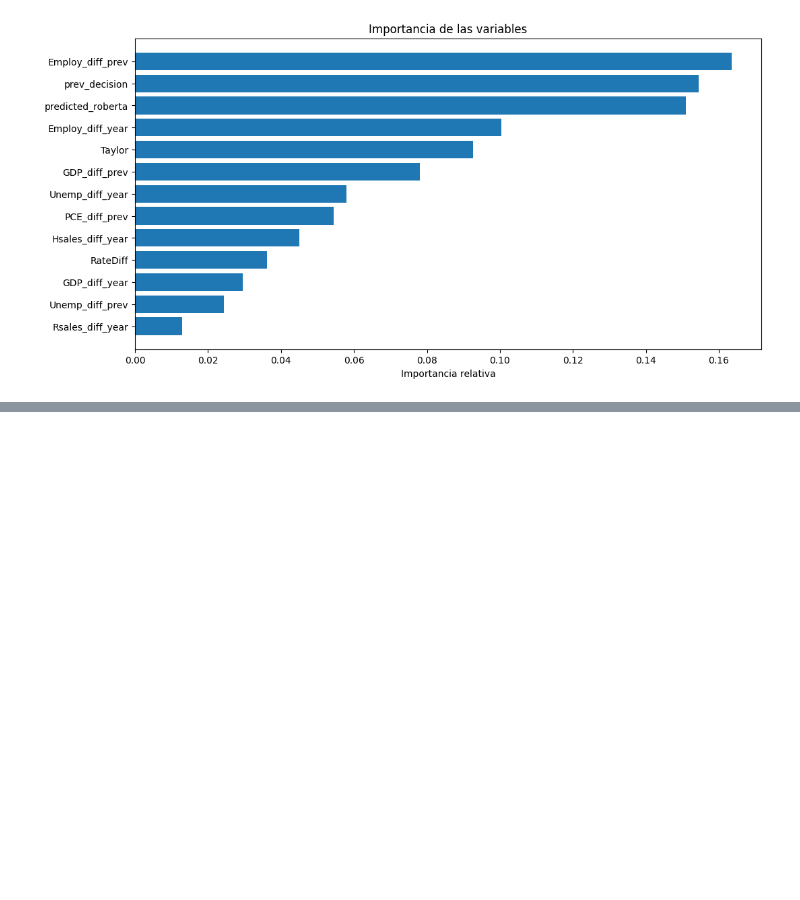
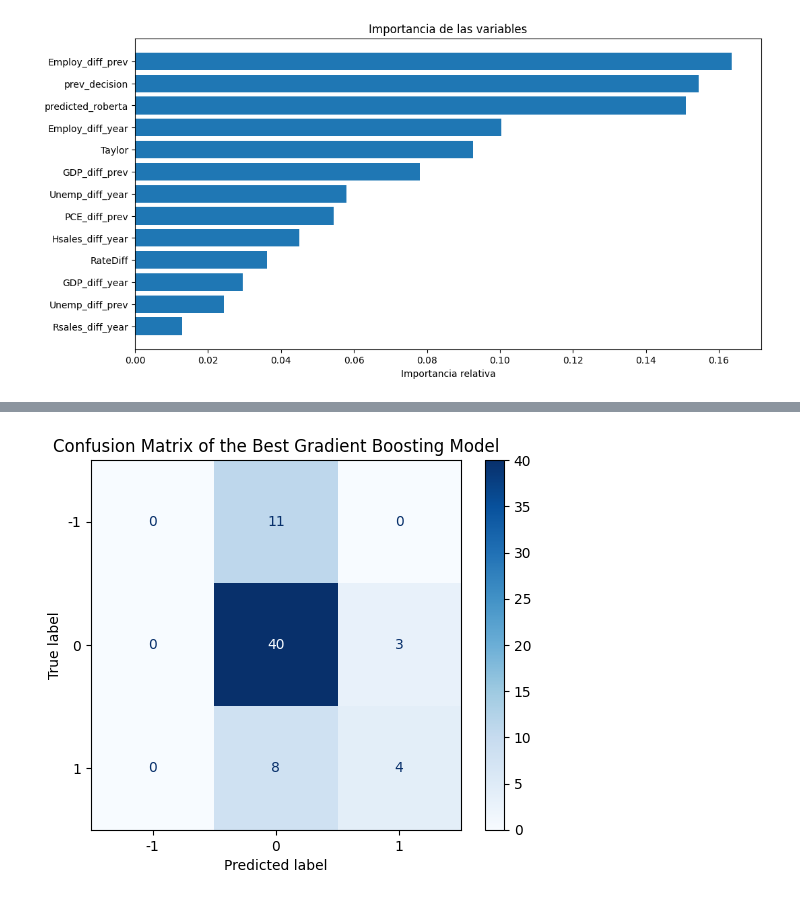
Before and after one commit to luisllll/tfm_ia3_nodata, a Jupyter notebook: ultimo_entrenamiento.ipynb, the cells around one changed output, grey strips where cells are left out. Drawn from its saved outputs; the diff is of its cells as text; code cells hidden in the pictures; blank space fills up the shorter version.

Commit message:
ens quedem en eradient boosting

```diff
--- a/ultimo_entrenamiento.ipynb
+++ b/ultimo_entrenamiento.ipynb
@@ -407,3 +407,98 @@ plt.xlabel("Importancia relativa")
 plt.show()
 # %% [output]
 [figure]
+# %%
+import pandas as pd
+from sklearn.model_selection import train_test_split, GridSearchCV, StratifiedKFold
+from sklearn.preprocessing import StandardScaler
+from sklearn.ensemble import GradientBoostingClassifier
+from sklearn.metrics import classification_report, confusion_matrix, ConfusionMatrixDisplay
+import matplotlib.pyplot as plt
+import numpy as np
+
+# Replace 'data.csv' with the filename of your CSV file
+csv_filename = 'entrenamiento.csv'
+
+# Load CSV file into a DataFrame
+data = pd.read_csv(csv_filename)
+
+print("DataFrame loaded successfully.")
+
+# Preprocess the data
+data = data.drop(columns=['date'])  # Ensure 'date' column exists
+data['prev_decision'] = data['prev_decision'].astype('category')
+X = data.drop(columns=['next_decision'])
+y = data['next_decision']
+
+# Split the original data into training and testing sets
+X_train, X_test, y_train, y_test = train_test_split(X, y, test_size=0.2, random_state=42, stratify=y)
+
+# Standardize the features
+scaler = StandardScaler()
+X_train_scaled = scaler.fit_transform(X_train)
+X_test_scaled = scaler.transform(X_test)
+
+# Initialize the Gradient Boosting Classifier
+grad_boost = GradientBoostingClassifier(random_state=42)
+
+# Define the parameter grid for Gradient Boosting
+param_grid = {
+    'n_estimators': [50, 100, 200],
+    'learning_rate': [0.01, 0.1, 0.2, 0.3],
+    'max_depth': [3, 4, 5, 6],
+    'subsample': [0.8, 0.9, 1.0],
+    'min_samples_split': [2, 5, 10],
+    'min_samples_leaf': [1, 2, 4]
+}
+
+# Initialize GridSearchCV with more complex parameter grid and cross-validation strategy
+cv = StratifiedKFold(n_splits=5, shuffle=True, random_state=42)
+
+# Use verbose to track progress
+grid_search = GridSearchCV(grad_boost, param_grid, cv=cv, scoring='accuracy', n_jobs=-1, verbose=2)
+
+# Fit GridSearchCV to the training data
+grid_search.fit(X_train_scaled, y_train)
+
+# Get the best parameters and best score
+best_params = grid_search.best_params_
+best_score = grid_search.best_score_
+
+print("Best Parameters:", best_params)
+print("Best Score:", best_score)
+
+# Train the Gradient Boosting model with the best parameters using the full training set
+best_grad_boost = grid_search.best_estimator_
+best_grad_boost.fit(X_train_scaled, y_train)
+
+# Make predictions on the test set
+y_pred_best_grad_boost = best_grad_boost.predict(X_test_scaled)
+
+# Evaluate the model's performance
+classification_rep_best_grad_boost = classification_report(y_test, y_pred_best_grad_boost)
+confusion_mat_best_grad_boost = confusion_matrix(y_test, y_pred_best_grad_boost)
+
+print("Confusion Matrix for Best Gradient Boosting:")
+print(confusion_mat_best_grad_boost)
+print("\nClassification Report for Best Gradient Boosting:")
+print(classification_rep_best_grad_boost)
+
+# Plot the confusion matrix
+disp = ConfusionMatrixDisplay(confusion_matrix=confusion_mat_best_grad_boost, display_labels=best_grad_boost.classes_)
+disp.plot(cmap=plt.cm.Blues)
+plt.title("Confusion Matrix of the Best Gradient Boosting Model")
+plt.show()
+
+# Plot feature importance
+importances = best_grad_boost.feature_importances_
+indices = np.argsort(importances)[::-1]
+names = [X.columns[i] for i in indices]
+
+plt.figure(figsize=(12, 6))
+plt.title("Importancia de las variables")
+plt.barh(range(X.shape[1]), importances[indices], align="center")
+plt.yticks(range(X.shape[1]), names)
+plt.gca().invert_yaxis()  # Invert y-axis to have the most important feature at the top
+plt.xlabel("Importancia relativa")
+plt.show()
+# %% [output]
@@ -409,0 +524 @@ plt.show()
+[figure, added]
```
Also changed, not shown: parts of 8 cells of this notebook.
